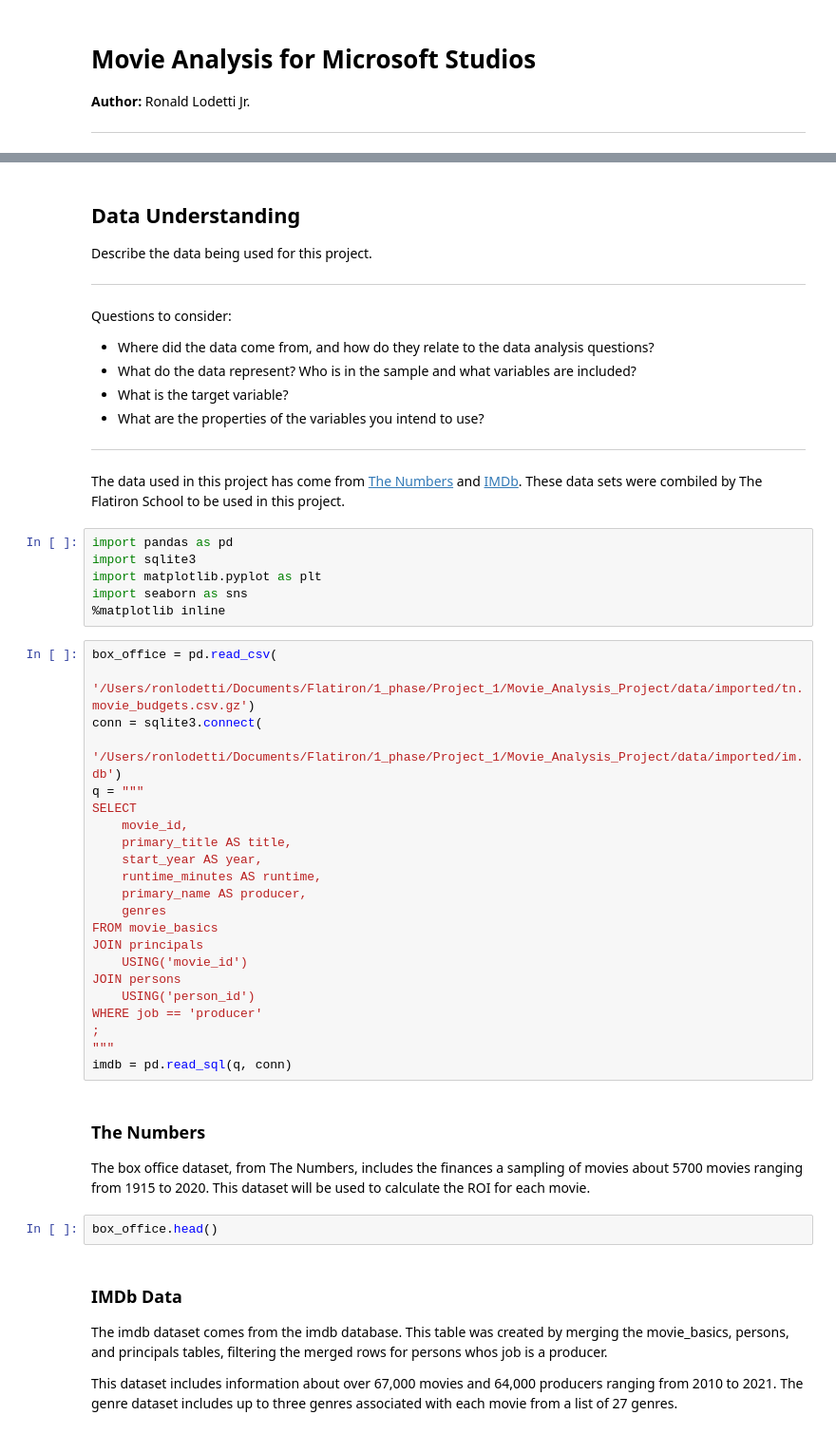
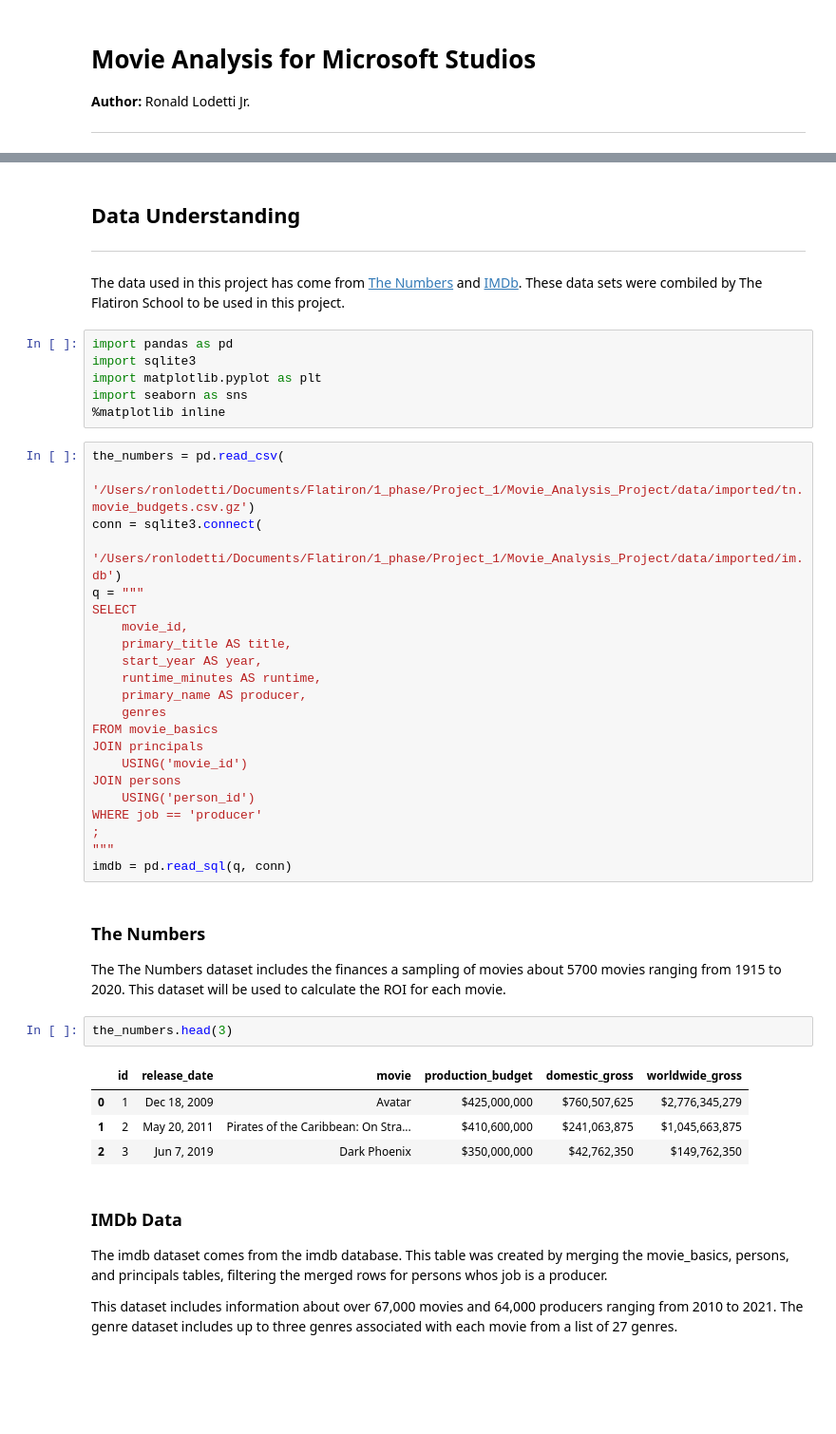
Before and after one commit to rlodetti/Microsoft_Movie_Project, a Jupyter notebook: Published.ipynb, the cells around one changed output, grey strips where cells are left out. Shown at 95% size. Cells and saved outputs as stored; diff of their text form; blank space fills up the shorter version.

```diff
--- a/Published.ipynb
+++ b/Published.ipynb
@@ -34,15 +19,6 @@ I initially determined success of a movie by it's profit - the difference betwee
 # %% [markdown]
 ## Data Understanding
-
-Describe the data being used for this project.
 ***
-Questions to consider:
-* Where did the data come from, and how do they relate to the data analysis questions?
-* What do the data represent? Who is in the sample and what variables are included?
-* What is the target variable?
-* What are the properties of the variables you intend to use?
-***
-
 The data used in this project has come from <a href="https://www.the-numbers.com/">The Numbers</a> and <a href="https://www.imdb.com/">IMDb</a>. These data sets were combiled by The Flatiron School to be used in this project.
 # %%
 import pandas as pd
@@ -51,7 +27,7 @@ import matplotlib.pyplot as plt
 import seaborn as sns
 %matplotlib inline
 # %%
-box_office = pd.read_csv(
+the_numbers = pd.read_csv(
     '/Users/ronlodetti/Documents/Flatiron/1_phase/Project_1/Movie_Analysis_Project/data/imported/tn.movie_budgets.csv.gz')
 conn = sqlite3.connect(
     '/Users/ronlodetti/Documents/Flatiron/1_phase/Project_1/Movie_Analysis_Project/data/imported/im.db')
@@ -75,9 +51,14 @@ imdb = pd.read_sql(q, conn)
 # %% [markdown]
 ### The Numbers
 
-The box office dataset, from The Numbers, includes the finances a sampling of movies about 5700 movies ranging from 1915 to 2020. This dataset will be used to calculate the ROI for each movie.
+The The Numbers dataset includes the finances a sampling of movies about 5700 movies ranging from 1915 to 2020. This dataset will be used to calculate the ROI for each movie.
-# %%
-box_office.head()
+# %%
+the_numbers.head(3)
+# %% [output]
+|  | id | release_date | movie | production_budget | domestic_gross | worldwide_gross |
+| 0 | 1 | Dec 18, 2009 | Avatar | $425,000,000 | $760,507,625 | $2,776,345,279 |
+| 1 | 2 | May 20, 2011 | Pirates of the Caribbean: On Stra... | $410,600,000 | $241,063,875 | $1,045,663,875 |
+| 2 | 3 | Jun 7, 2019 | Dark Phoenix | $350,000,000 | $42,762,350 | $149,762,350 |
 # %% [markdown]
 ### IMDb Data
 The imdb dataset comes from the imdb database. This table was created by merging the movie_basics, persons, and principals tables, filtering the merged rows for persons whos job is a producer.
```
Also changed, not shown: parts of 36 cells of this notebook, 9 other files.
